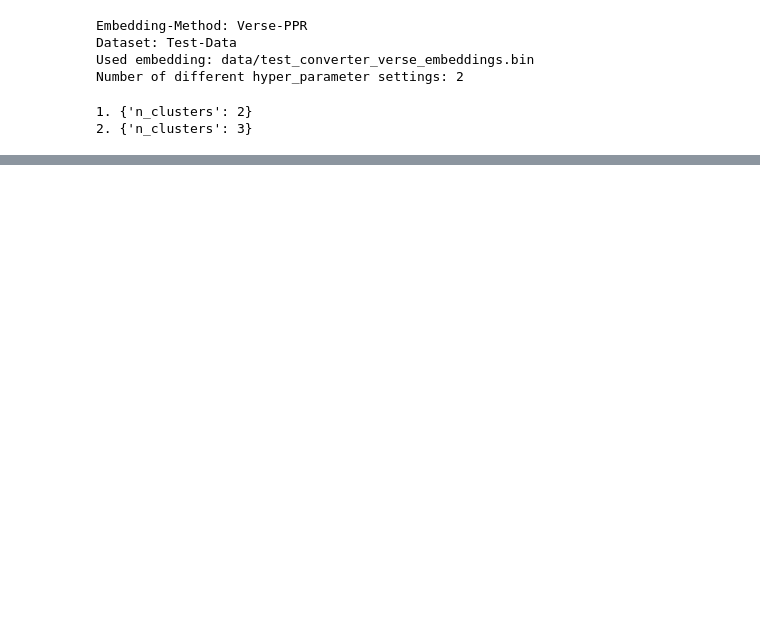
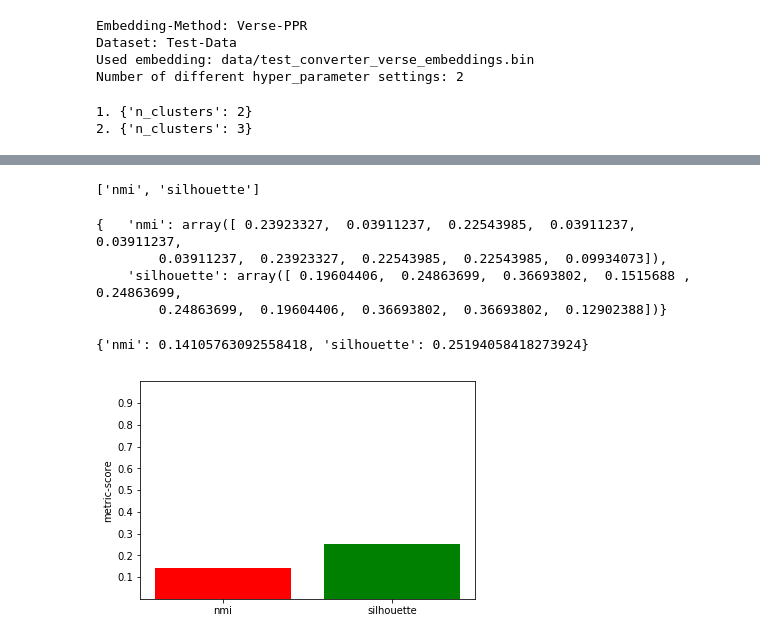
Before and after one commit to juliusrueckin/bachelor-thesis-experiments, a Jupyter notebook: results-evaluation.ipynb, the cells around one changed output, grey strips where cells are left out. Cells and saved outputs as stored; diff of their text form; code cells hidden in the pictures; blank space fills up the shorter version.

```diff
--- a/results-evaluation.ipynb
+++ b/results-evaluation.ipynb
@@ -70,0 +72,43 @@ for run in experiment_results['parameterizations'][0]['runs']:
+# %%
+# print used evaluation metrics
+evaluation_metrics = list(experiment_results['parameterizations'][0]['runs'][0]['evaluation'].keys())
+pp.pprint(evaluation_metrics)
+# %% [output]
+['nmi', 'silhouette']
+# %%
+# dict of evaluation metrics with all performances scores over all runs
+total_eval_results = {}
+for metric in evaluation_metrics:
+    total_eval_results_for_metric = []
+    for run in experiment_results['parameterizations'][0]['runs']:
+        total_eval_results_for_metric.append(run['evaluation'][metric])
+    total_eval_results[metric] = np.array(total_eval_results_for_metric)
+
+pp.pprint(total_eval_results)
+# %% [output]
+{   'nmi': array([ 0.23923327,  0.03911237,  0.22543985,  0.03911237,  0.03911237,
+        0.03911237,  0.23923327,  0.22543985,  0.22543985,  0.09934073]),
+    'silhouette': array([ 0.19604406,  0.24863699,  0.36693802,  0.1515688 ,  0.24863699,
+        0.24863699,  0.19604406,  0.36693802,  0.36693802,  0.12902388])}
+# %%
+# compute average performance per evaluation metric over all runs
+avg_total_eval_results = {}
+for metric in evaluation_metrics:
+    avg_total_eval_results[metric] = np.mean(total_eval_results[metric], axis=0)
+
+pp.pprint(avg_total_eval_results)
+# %% [output]
+{'nmi': 0.14105763092558418, 'silhouette': 0.25194058418273924}
+# %%
+# bar plot with avergae scores over all runs for each metric
+bar_list = plt.bar(range(len(avg_total_eval_results)), list(avg_total_eval_results.values()),
+                   align='center', color=['red', 'green', 'blue', 'cyan'])
+
+axes = plt.gca()
+axes.set_ylim([0,1])
+plt.xticks(range(len(avg_total_eval_results)), list(avg_total_eval_results.keys()))
+plt.yticks([0.1 * i for i in range(1,10)])
+plt.ylabel('metric-score')
+plt.show()
+# %% [output]
+[figure, added]
```
Also changed, not shown: parts of 4 cells of this notebook.
